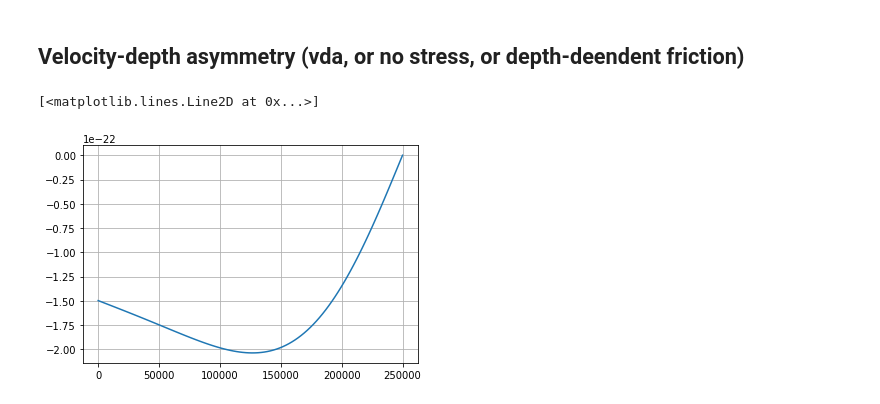
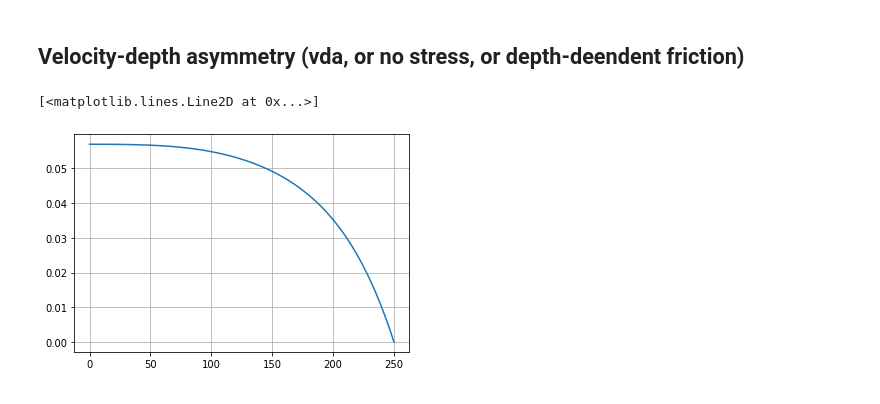
Before and after one commit to JinyangWang27/singleChannel2DV, a Jupyter notebook: singleChannel2DV.ipynb, the cells around one changed output. Cells and saved outputs as stored; diff of their text form; code cells hidden in the pictures.

```diff
--- a/singleChannel2DV.ipynb
+++ b/singleChannel2DV.ipynb
@@ -124,13 +138,13 @@ eta_Stokes = integrate.cumtrapz(pressure_gradient_Stokes[::-1], x[::-1], initial
 # %% [markdown]
 ## Velocity-depth asymmetry (vda, or no stress, or depth-deendent friction)
 # %%
-uzz_at_0 = 1j * g * beta * gamma**2 * np.cosh(0) * detadx[-1,0]
+uzz_at_0 = 1j * g / omega * beta * gamma**2 * np.cosh(0) * detadx[-1,:]
 Fvda = .5 * np.real(eta.conjugate() * uzz_at_0)
 pressure_gradient_vda = -coef * (.5 + r) * H**2 * Fvda
 eta_vda = integrate.cumtrapz(pressure_gradient_vda[::-1], x[::-1], initial=0)[::-1]
-u_vda = fz * pressure_gradient_vda
+u_vda = fz * pressure_gradient_vda - (Z/H + 1 + r) * H * Fvda
 # %%
-plt.plot(x, eta_vda)
+plt.plot(x/1000, eta_vda)
 # %% [output]
 [<matplotlib.lines.Line2D at 0x...>]
-[figure, old version]
+[figure, new version]
```
Also changed, not shown: parts of 8 cells of this notebook.
